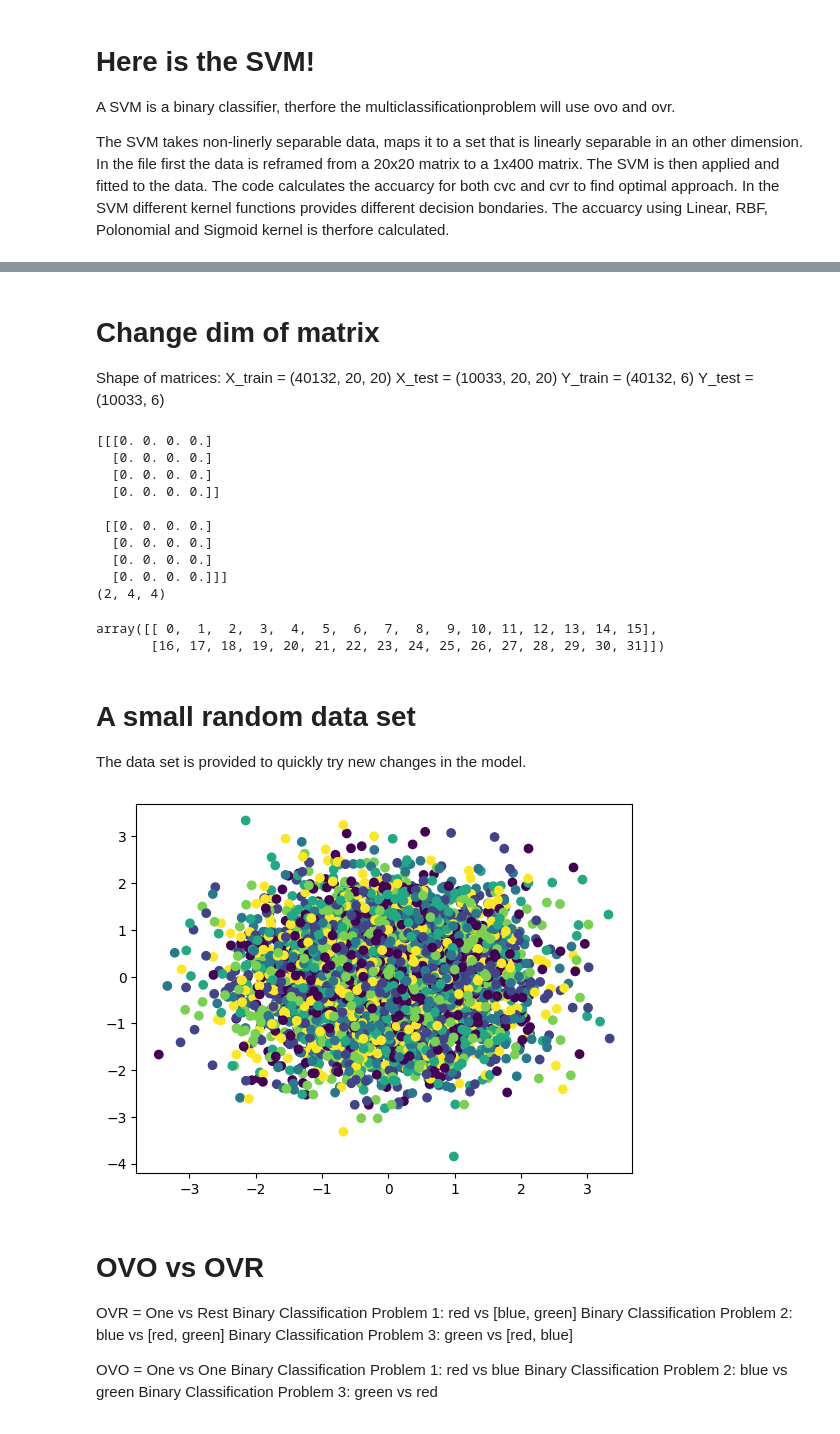
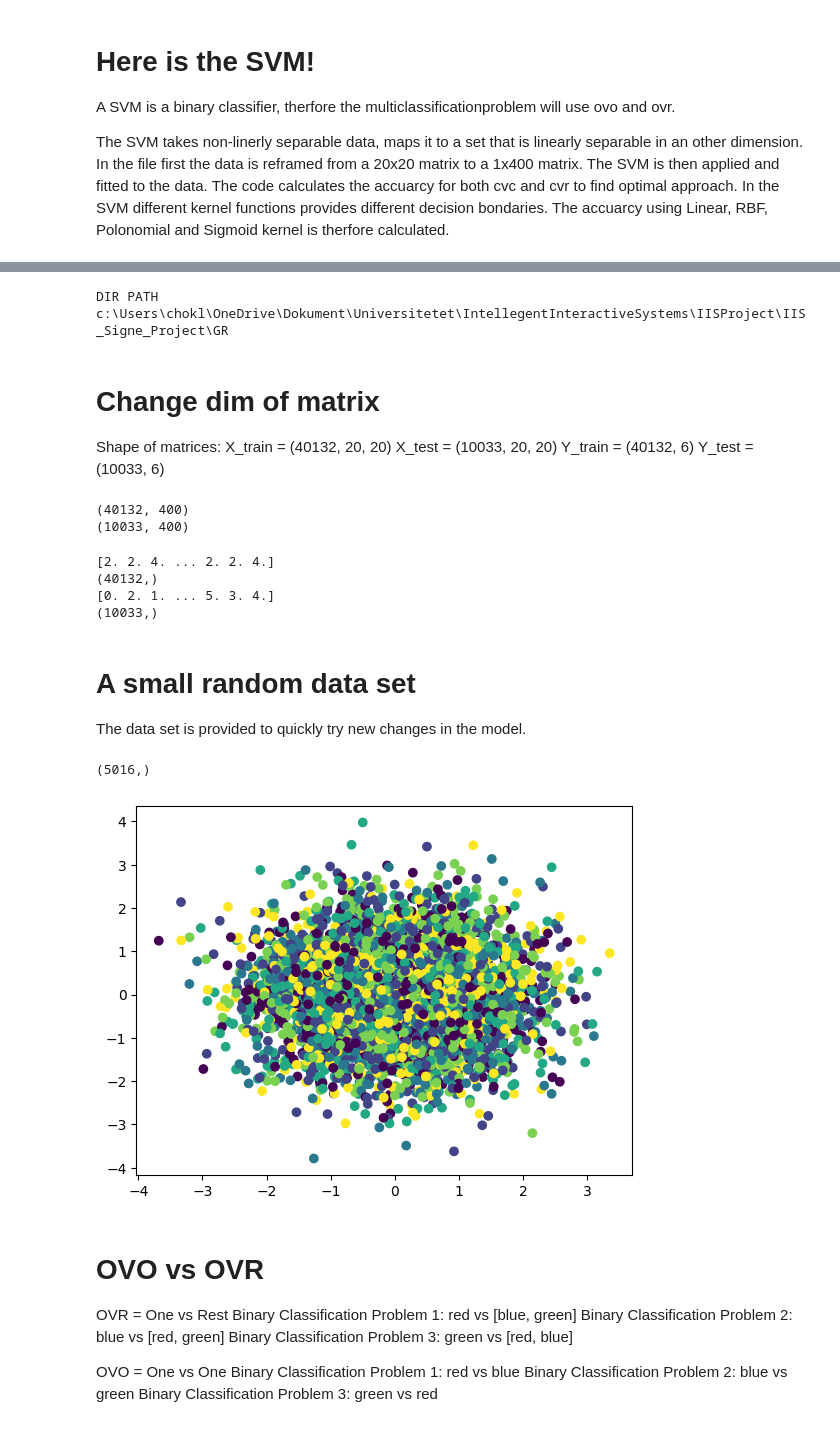
Before and after one commit to hedbergare/IIS_Signe_Project, a Jupyter notebook: GR/SVM.ipynb, the cells around one changed output, grey strips where cells are left out. Cells and saved outputs as stored; diff of their text form; code cells hidden in the pictures.

Commit message:
data connected to svm

```diff
--- a/GR/SVM.ipynb
+++ b/GR/SVM.ipynb
@@ -19,5 +23,7 @@ Get X_train, X_test, Y_train, Y_test from LoadDataGR
 # %%
-#%store -r X_train, X_test, Y_train, Y_test
+X_train, X_test, Y_train, Y_test = get_GR_data()
+# %% [output]
+DIR PATH c:\Users\chokl\OneDrive\Dokument\Universitetet\IntellegentInteractiveSystems\IISProject\IIS_Signe_Project\GR
 # %% [markdown]
 # Change dim of matrix
 Shape of matrices:
@@ -26,21 +32,39 @@ X_test = (10033, 20, 20)
 Y_train = (40132, 6)
 Y_test = (10033, 6)
 # %%
-np.reshape(X_train, (40132, 400))
-np.reshape(X_test, (10033, 400))
+
+new_X_train = np.reshape(X_train, (40132, 400))
+new_X_test = np.reshape(X_test, (10033, 400))
+print(new_X_train.shape)
+print(new_X_test.shape)
 # %% [output]
-[[[0. 0. 0. 0.]
-  [0. 0. 0. 0.]
-  [0. 0. 0. 0.]
-  [0. 0. 0. 0.]]
-
- [[0. 0. 0. 0.]
-  [0. 0. 0. 0.]
-  [0. 0. 0. 0.]
-  [0. 0. 0. 0.]]]
-(2, 4, 4)
+(40132, 400)
+(10033, 400)
-array([[ 0,  1,  2,  3,  4,  5,  6,  7,  8,  9, 10, 11, 12, 13, 14, 15],
-       [16, 17, 18, 19, 20, 21, 22, 23, 24, 25, 26, 27, 28, 29, 30, 31]])
+# %%
+new_Y_train = np.zeros(len(Y_train))
+c=0
+for element in Y_train:
+    for i in range(len(element)):
+        if element[i] ==1:
+            new_Y_train[c]=i
+            c+=1
+print(new_Y_train)
+print(new_Y_train.shape)
+
+new_Y_test = np.zeros(len(Y_test))
+c=0
+for element in Y_test:
+    for i in range(len(element)):
+        if element[i] ==1:
+            new_Y_test[c]=i
+            c+=1
+print(new_Y_test)
+print(new_Y_test.shape)
+# %% [output]
+[2. 2. 4. ... 2. 2. 4.]
+(40132,)
+[0. 2. 1. ... 5. 3. 4.]
+(10033,)
 # %% [markdown]
 # A small random data set
 
@@ -48,25 +72,27 @@ The data set is provided to quickly try new changes in the model.
 # %%
 X, Y = make_classification(
     n_samples=5016,
-    n_features=40,
+    n_features=400,
     n_informative=6,
     n_classes=6,
     n_clusters_per_class=1,
     flip_y=0,
     class_sep=2.0,
     shuffle=True,
     random_state=1337
 )
 
 Y = Y.astype(np.float32)
 X = X.astype(np.float32)
+print(Y.shape)
 
 
 plt.scatter(X[:,2], X[:,3], c=Y)
 
 X_train, X_test, Y_train, Y_test = train_test_split(X, Y, train_size=0.8, random_state = 0)
 # %% [output]
+(5016,)
-[figure, old version]
+[figure, new version]
 # %% [markdown]
 # OVO vs OVR
 
```
Also changed, not shown: parts of 3 cells of this notebook, 2 other files.
